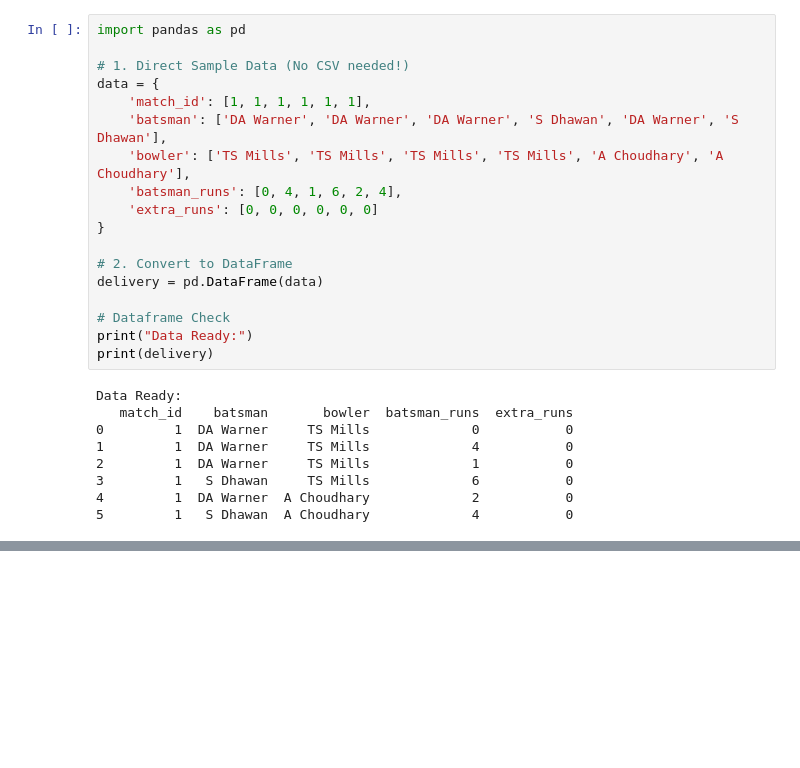
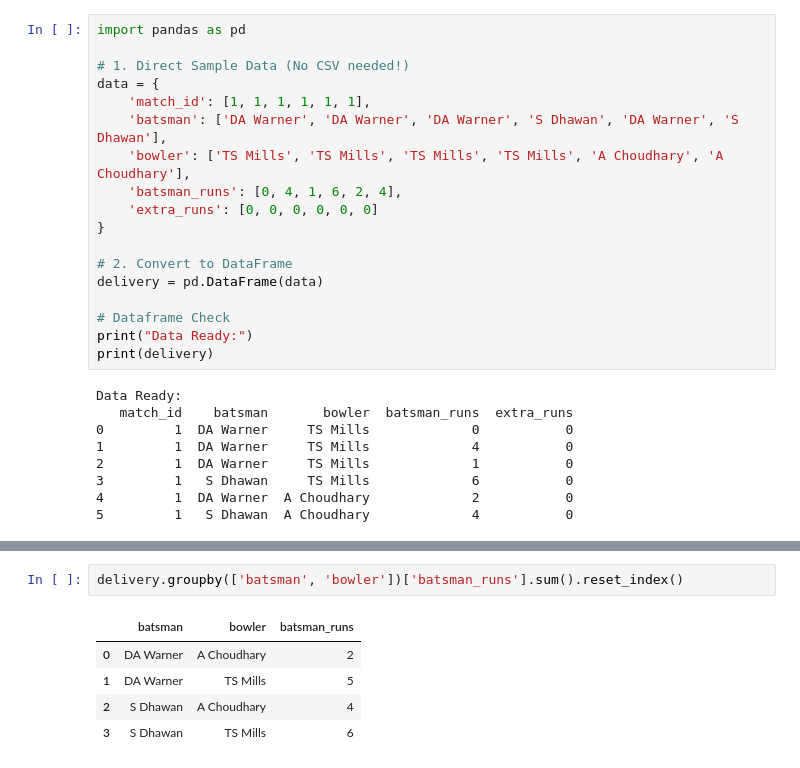
Before and after one commit to bhawana-vibes/100-Days-Of-DataScience-And-GenAI, a Jupyter notebook: pandas_basics.ipynb, the cells around one changed output, grey strips where cells are left out. Drawn from its saved outputs; the diff is of its cells as text; blank space fills up the shorter version.

```diff
--- a/pandas_basics.ipynb
+++ b/pandas_basics.ipynb
@@ -833,0 +855,8 @@ delivery.groupby('batsman')['batsman_runs'].sum()
+# %%
+delivery.groupby(['batsman', 'bowler'])['batsman_runs'].sum().reset_index()
+# %% [output]
+|  | batsman | bowler | batsman_runs |
+| 0 | DA Warner | A Choudhary | 2 |
+| 1 | DA Warner | TS Mills | 5 |
+| 2 | S Dhawan | A Choudhary | 4 |
+| 3 | S Dhawan | TS Mills | 6 |
```
Also changed, not shown: parts of 6 cells of this notebook.
